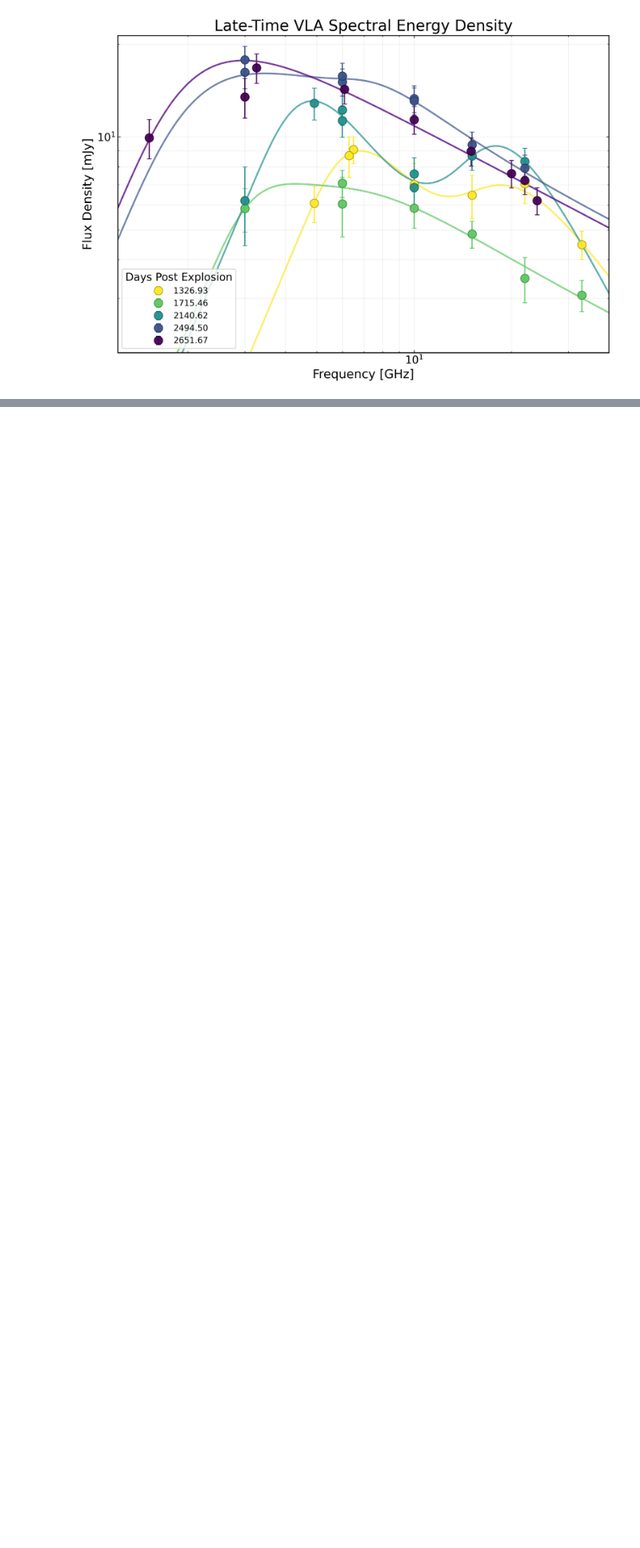
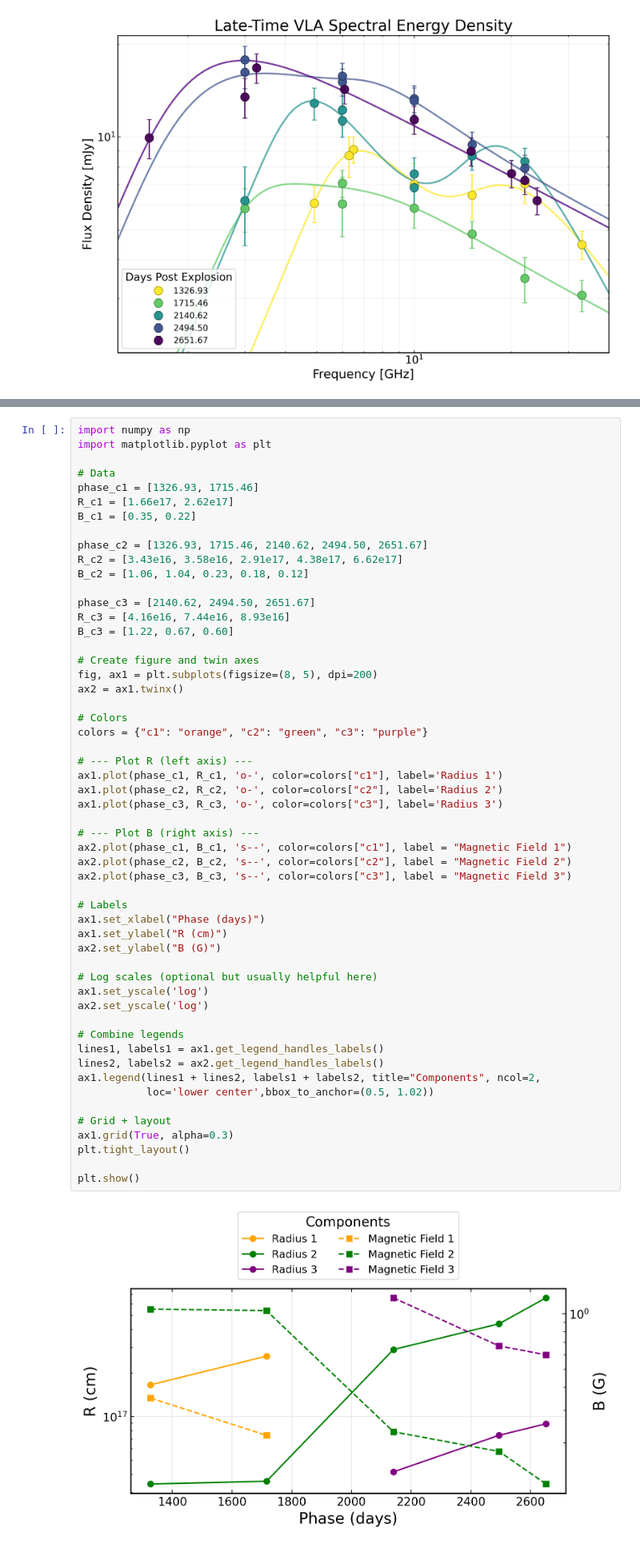
Before and after one commit to AnnikaDeutsch/SN2018ivc_2026, a Jupyter notebook: all_sed_plot.ipynb, the cells around one changed output, grey strips where cells are left out. Shown at 80% size. Saved outputs shown, nothing was run; the diff lists cells and outputs as text; blank space fills up the shorter version.

```diff
--- a/all_sed_plot.ipynb
+++ b/all_sed_plot.ipynb
@@ -646,0 +681,56 @@ plt.show()
+# %%
+import numpy as np
+import matplotlib.pyplot as plt
+
+# Data
+phase_c1 = [1326.93, 1715.46]
+R_c1 = [1.66e17, 2.62e17]
+B_c1 = [0.35, 0.22]
+
+phase_c2 = [1326.93, 1715.46, 2140.62, 2494.50, 2651.67]
+R_c2 = [3.43e16, 3.58e16, 2.91e17, 4.38e17, 6.62e17]
+B_c2 = [1.06, 1.04, 0.23, 0.18, 0.12]
+
+phase_c3 = [2140.62, 2494.50, 2651.67]
+R_c3 = [4.16e16, 7.44e16, 8.93e16]
+B_c3 = [1.22, 0.67, 0.60]
+
+# Create figure and twin axes
+fig, ax1 = plt.subplots(figsize=(8, 5), dpi=200)
+ax2 = ax1.twinx()
+
+# Colors
+colors = {"c1": "orange", "c2": "green", "c3": "purple"}
+
+# --- Plot R (left axis) ---
+ax1.plot(phase_c1, R_c1, 'o-', color=colors["c1"], label='Radius 1')
+ax1.plot(phase_c2, R_c2, 'o-', color=colors["c2"], label='Radius 2')
+ax1.plot(phase_c3, R_c3, 'o-', color=colors["c3"], label='Radius 3')
+
+# --- Plot B (right axis) ---
+ax2.plot(phase_c1, B_c1, 's--', color=colors["c1"], label = "Magnetic Field 1")
+ax2.plot(phase_c2, B_c2, 's--', color=colors["c2"], label = "Magnetic Field 2")
+ax2.plot(phase_c3, B_c3, 's--', color=colors["c3"], label = "Magnetic Field 3")
+
+# Labels
+ax1.set_xlabel("Phase (days)")
+ax1.set_ylabel("R (cm)")
+ax2.set_ylabel("B (G)")
+
+# Log scales (optional but usually helpful here)
+ax1.set_yscale('log')
+ax2.set_yscale('log')
+
+# Combine legends
+lines1, labels1 = ax1.get_legend_handles_labels()
+lines2, labels2 = ax2.get_legend_handles_labels()
+ax1.legend(lines1 + lines2, labels1 + labels2, title="Components", ncol=2,
+           loc='lower center',bbox_to_anchor=(0.5, 1.02))
+
+# Grid + layout
+ax1.grid(True, alpha=0.3)
+plt.tight_layout()
+
+plt.show()
+# %% [output]
+[figure, added]
```
Also changed, not shown: parts of 2 cells of this notebook.
